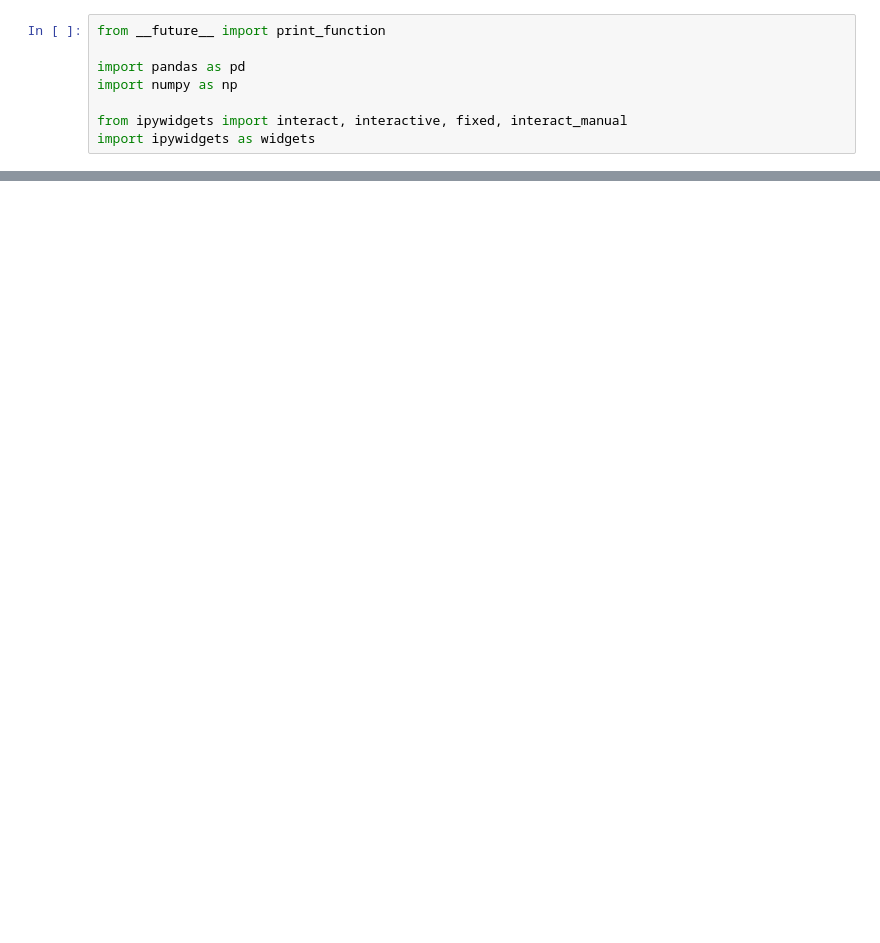
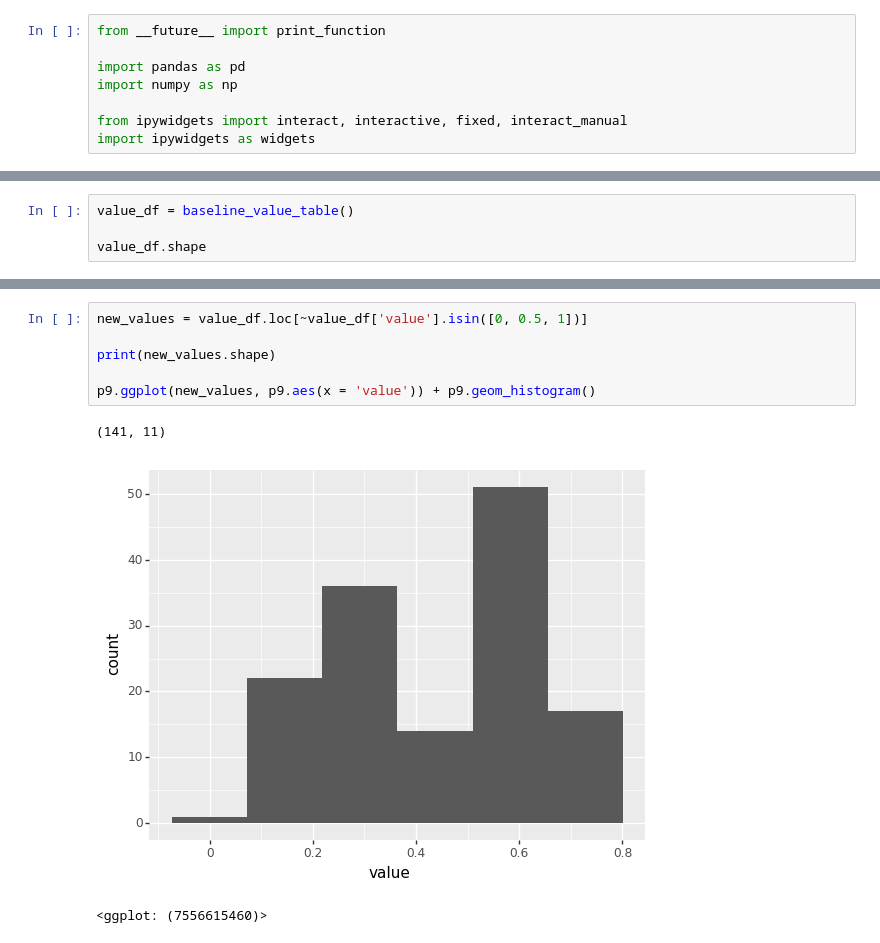
Before and after one commit to jmaddalena/reinforcement_learning, a Jupyter notebook: tic_tac_toe.ipynb, the cells around one changed output, grey strips where cells are left out. Drawn from its saved outputs; the diff is of its cells as text; blank space fills up the shorter version.

```diff
--- a/tic_tac_toe.ipynb
+++ b/tic_tac_toe.ipynb
@@ -101,0 +314,4 @@ value_df.head()
+# %%
+value_df = baseline_value_table()
+
+value_df.shape
@@ -101,0 +366,10 @@ value_df.head()
+# %%
+new_values = value_df.loc[~value_df['value'].isin([0, 0.5, 1])]
+
+print(new_values.shape)
+
+p9.ggplot(new_values, p9.aes(x = 'value')) + p9.geom_histogram()
+# %% [output]
+(141, 11)
+[figure, added]
+<ggplot: (7556615460)>
```
Also changed, not shown: parts of 22 cells of this notebook, 1 other file.
